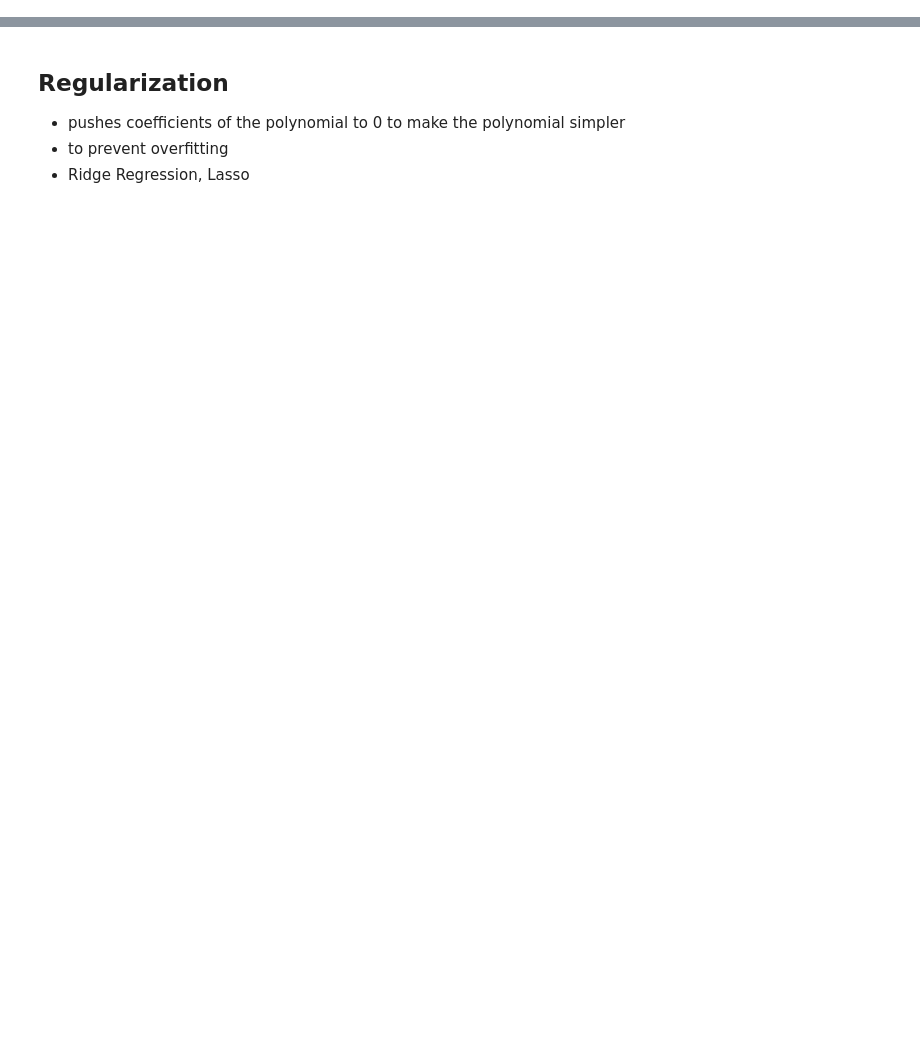
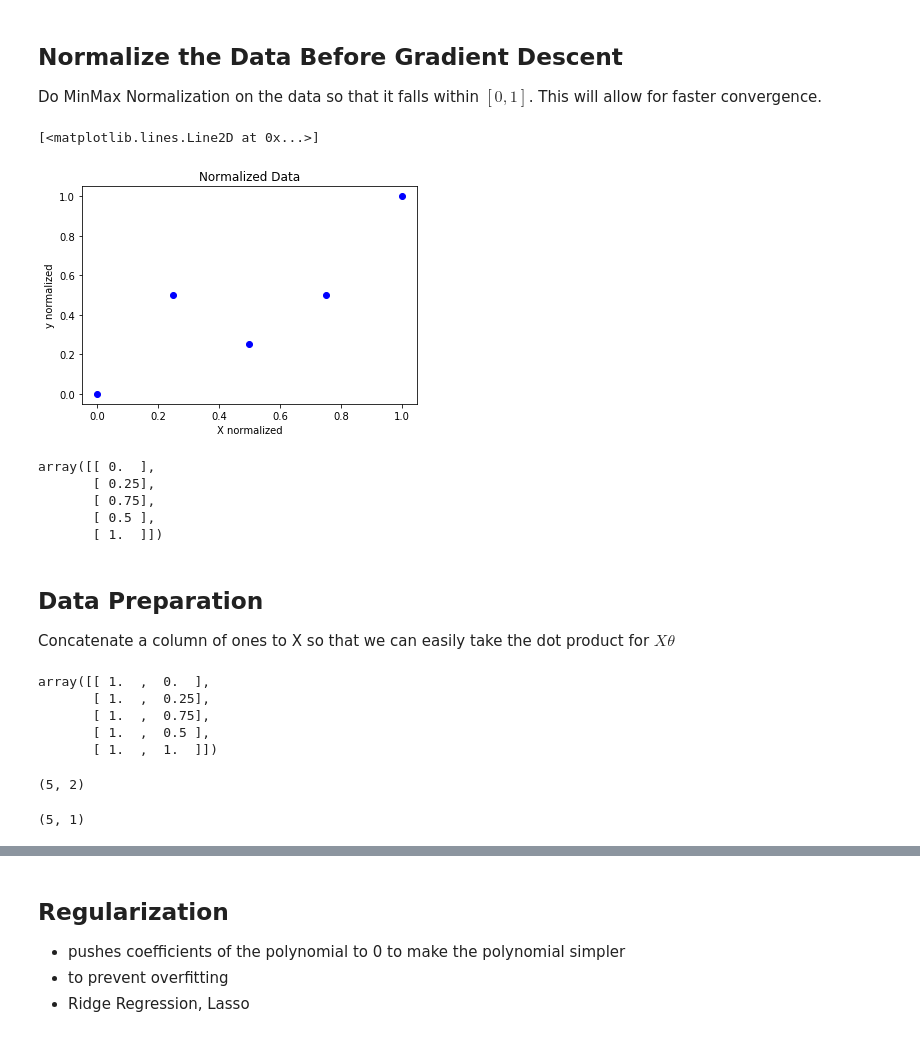
Before and after one commit to Smarker/machine_learning, a Jupyter notebook: regression.ipynb, the cells around one changed output, grey strips where cells are left out. Cells and saved outputs as stored; diff of their text form; code cells hidden in the pictures; blank space fills up the shorter version.

Commit message:
Add final gradient descent code.

```diff
--- a/regression.ipynb
+++ b/regression.ipynb
@@ -11,0 +292,49 @@ import matplotlib.pyplot as plt
+# %% [markdown]
+## Normalize the Data Before Gradient Descent
+
+Do MinMax Normalization on the data so that it falls within $[0, 1]$. This will allow for faster convergence.
+# %%
+# normalize features between [0, 1]
+def normalize(data):
+    return (data - data.min()) / (data.max() - data.min())
+
+X_norm = normalize(train_X)
+y_norm = normalize(train_y)
+plt.title('Normalized Data')
+plt.xlabel('X normalized')
+plt.ylabel('y normalized')
+plt.plot(X_norm, y_norm, 'bo')
+# %% [output]
+[<matplotlib.lines.Line2D at 0x...>]
+[figure, added]
+# %%
+X_norm
+# %% [output]
+array([[ 0.  ],
+       [ 0.25],
+       [ 0.75],
+       [ 0.5 ],
+       [ 1.  ]])
+# %% [markdown]
+## Data Preparation
+
+Concatenate a column of ones to X so that we can easily take the dot product for $X\theta$
+# %%
+# prepare X by concatenating a column of rows
+column_of_ones = np.ones((len(y_norm), 1))
+X_norm = np.concatenate((column_of_ones, X_norm), axis=1)
+X_norm
+# %% [output]
+array([[ 1.  ,  0.  ],
+       [ 1.  ,  0.25],
+       [ 1.  ,  0.75],
+       [ 1.  ,  0.5 ],
+       [ 1.  ,  1.  ]])
+# %%
+X_norm.shape
+# %% [output]
+(5, 2)
+# %%
+y_norm.shape
+# %% [output]
+(5, 1)
```
Also changed, not shown: parts of 51 cells of this notebook.
